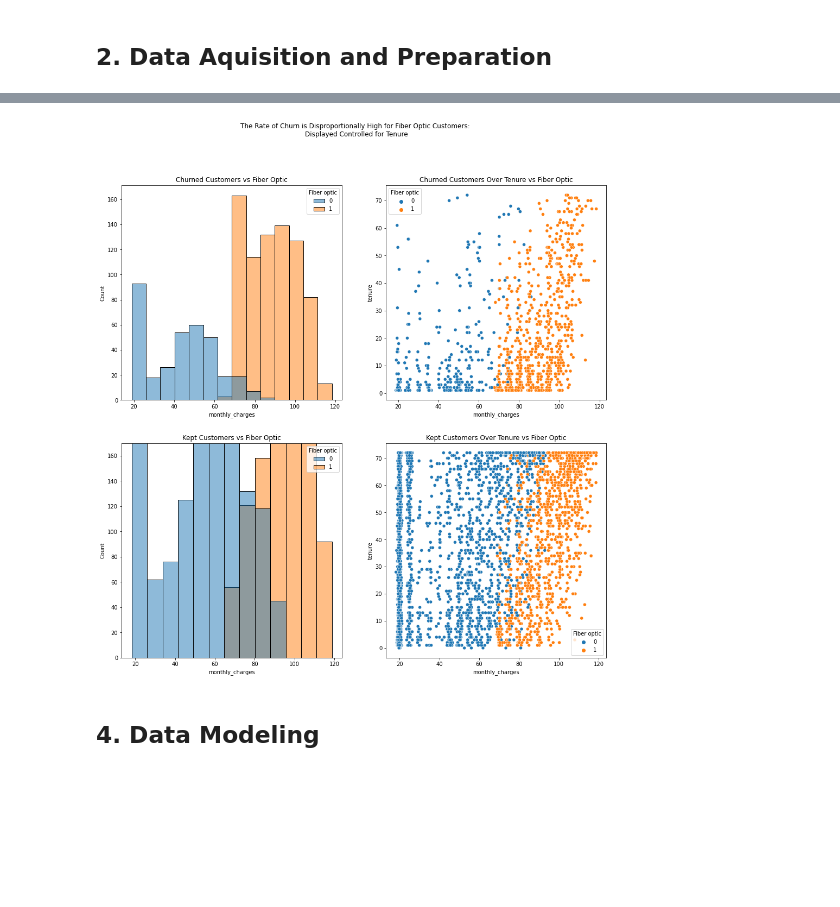
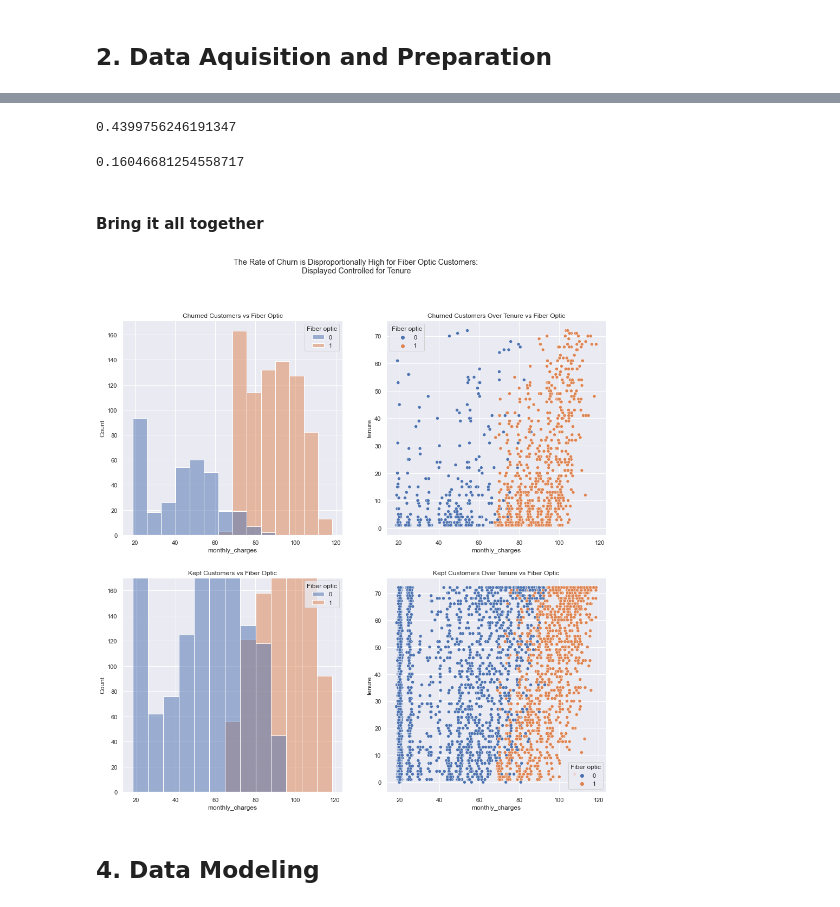
Before and after one commit to morgancross2/classification_project_telco, a Jupyter notebook: final_report.ipynb, the cells around one changed output, grey strips where cells are left out. Drawn from its saved outputs; the diff is of its cells as text; code cells hidden in the pictures; blank space fills up the shorter version.

```diff
--- a/final_report.ipynb
+++ b/final_report.ipynb
@@ -32,21 +30,31 @@ import pandas as pd
 import acquire
 import prepare
 import explore
+import model
 
 # for visualization
 import matplotlib.pyplot as plt
 import seaborn as sns
+sns.set()
 
 # for statistical analysis
 import scipy.stats as stats
 
 # for model evaluation
 import sklearn.metrics as met
+from sklearn.tree import DecisionTreeClassifier, plot_tree, export_text
+from sklearn.ensemble import RandomForestClassifier
+from sklearn.neighbors import KNeighborsClassifier
+from sklearn.linear_model import LogisticRegression
+
+#filter out noise
+import warnings
+warnings.filterwarnings('ignore')
 # %% [markdown]
 ## 2. Data Aquisition and Preparation
 # %%
 telco = acquire.get_telco_data()
 telco = prepare.prep_telco(telco)
-train, val, test = prepare.split_data(telco, 'churn_Yes')
+train, val, test = prepare.split_data(telco, 'churn')
 train.shape, val.shape, test.shape
 # %% [output]
@@ -165,23 +194,34 @@ Reject the null hypothesis.
+# %%
+# looking for % of customers that churn with 18 or less years of tenure
+train[train.tenure <= 18].churn.sum()/train[train.tenure <= 18].shape[0]
+# %% [output]
+0.4399756246191347
+# %%
+train[train.tenure > 15].churn.sum()/train[train.tenure > 15].shape[0]
+# %% [output]
+0.16046681254558717
+# %% [markdown]
+#### Bring it all together
 # %%
 fig, axes = plt.subplots(2,2, figsize=(16,16))
 fig.suptitle('''The Rate of Churn is Disproportionally High for Fiber Optic Customers:
 Displayed Controlled for Tenure''')
 
 # Churning customers, no matter where in tenure, are churning the most when they have fiber optic.
 axes[0,0].set_title('Churned Customers vs Fiber Optic')
 axes[0,1].set_title('Churned Customers Over Tenure vs Fiber Optic')
 axes[1,0].set_title('Kept Customers vs Fiber Optic')
 axes[1,1].set_title('Kept Customers Over Tenure vs Fiber Optic')
 
-sns.histplot(ax=axes[0,0], data=train[train.churn_Yes == 1], x='monthly_charges', hue='Fiber optic')
-sns.scatterplot(ax=axes[0,1], data=train[(train.churn_Yes == 1)], y='tenure', x='monthly_charges', hue='Fiber optic')
-sns.histplot(ax=axes[1,0], data=train[train.churn_Yes == 0], x='monthly_charges', hue='Fiber optic')
+sns.histplot(ax=axes[0,0], data=train[train.churn == 1], x='monthly_charges', hue='Fiber optic')
+sns.scatterplot(ax=axes[0,1], data=train[(train.churn == 1)], y='tenure', x='monthly_charges', hue='Fiber optic')
+sns.histplot(ax=axes[1,0], data=train[train.churn == 0], x='monthly_charges', hue='Fiber optic')
 axes[1,0].set_ylim(0,170)
-sns.scatterplot(ax=axes[1,1], data=train[(train.churn_Yes == 0)], y='tenure', x='monthly_charges', hue='Fiber optic')
+sns.scatterplot(ax=axes[1,1], data=train[(train.churn == 0)], y='tenure', x='monthly_charges', hue='Fiber optic')
 plt.show()
 # would look further into when customers (get fiber optic vs their churn date) vs (non-fiber optic vs churn date)
 # %% [output]
-[figure, old version]
+[figure, new version]
 # %% [markdown]
 ## 4. Data Modeling
 # %% [markdown]
```
Also changed, not shown: parts of 18 cells of this notebook, 1 other file.
